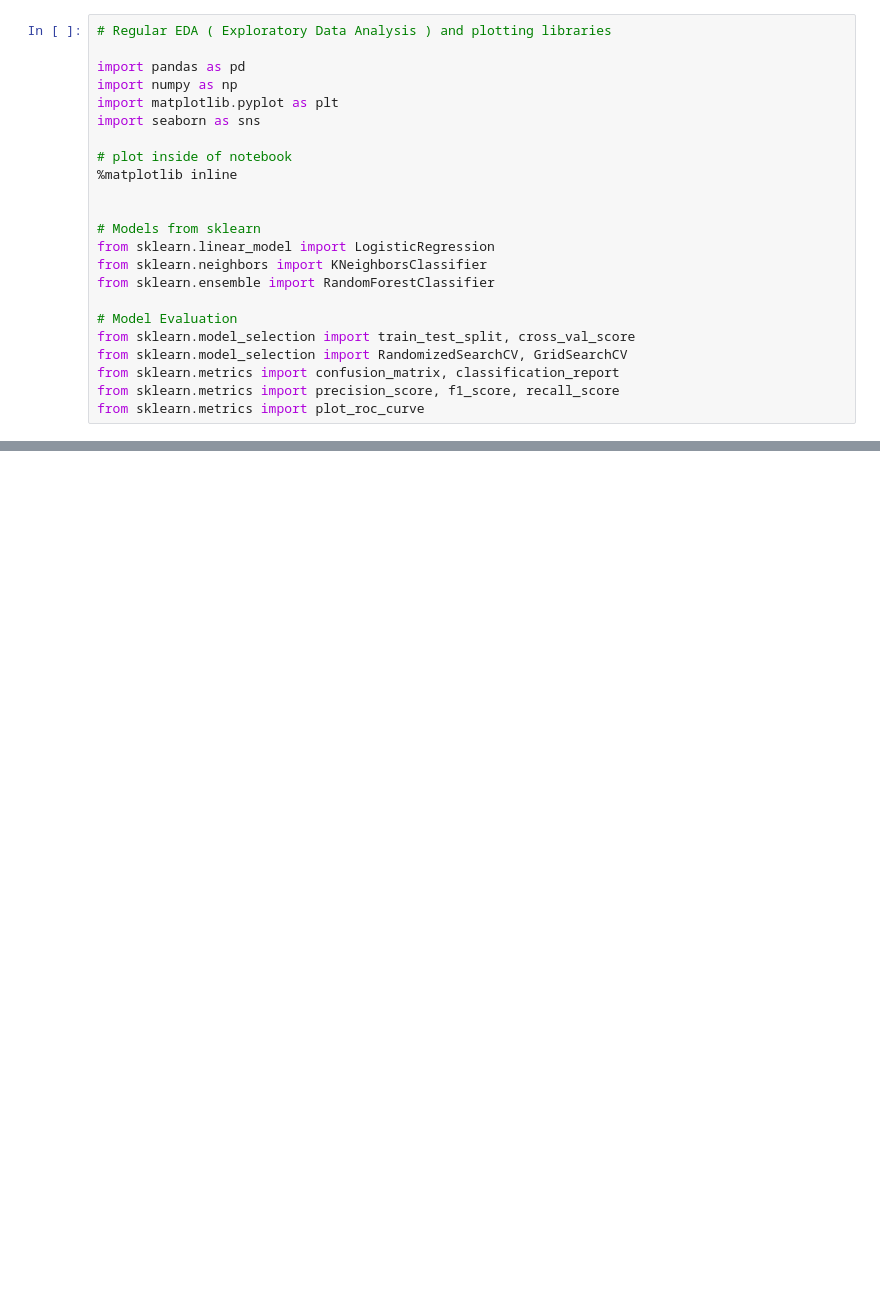
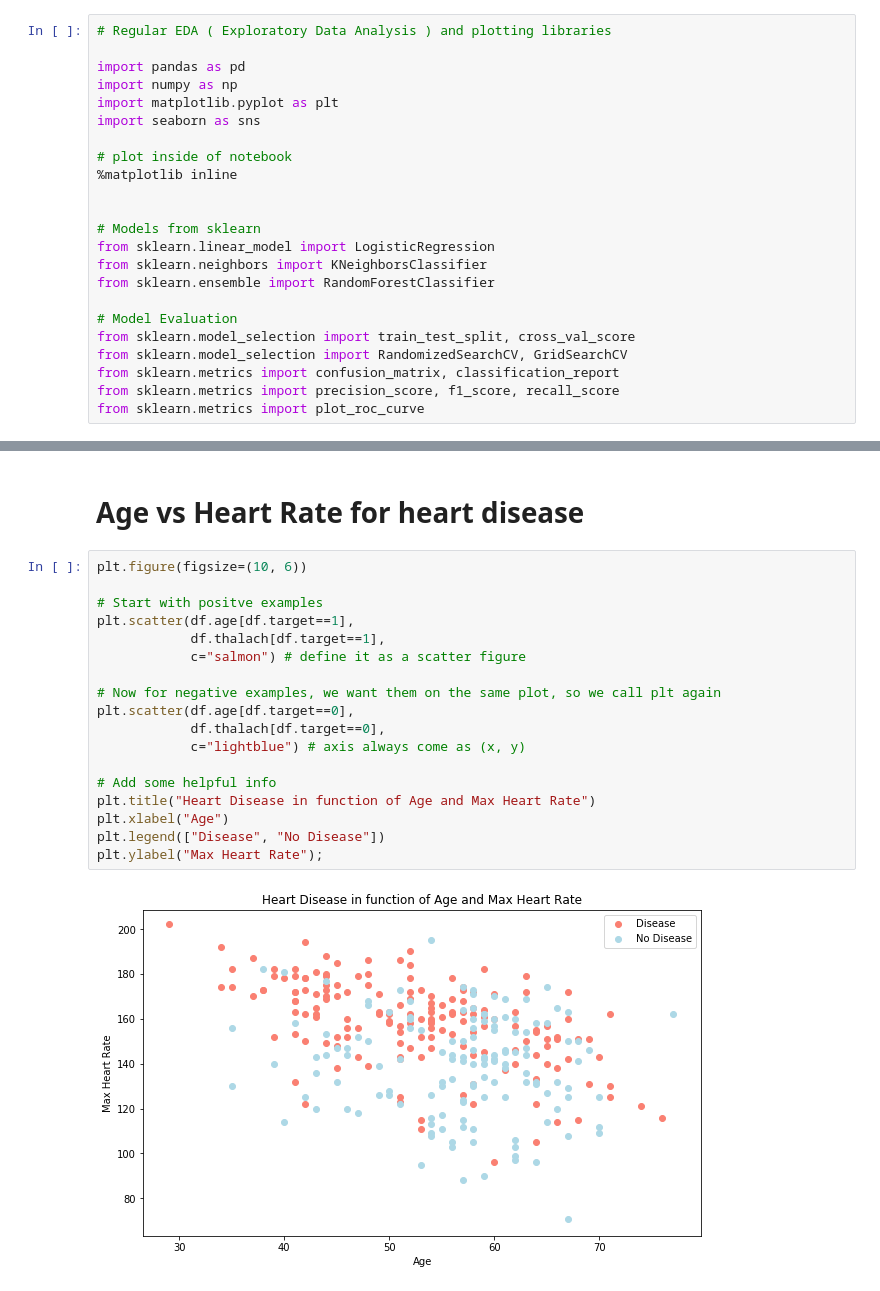
Before and after one commit to pavanskipo/Heart-Disease-Project, a Jupyter notebook: heart-disease-classification.ipynb, the cells around one changed output, grey strips where cells are left out. Drawn from its saved outputs; the diff is of its cells as text; blank space fills up the shorter version.

```diff
--- a/heart-disease-classification.ipynb
+++ b/heart-disease-classification.ipynb
@@ -93,0 +208,22 @@ from sklearn.metrics import plot_roc_curve
+# %% [markdown]
+# Age vs Heart Rate for heart disease
+# %%
+plt.figure(figsize=(10, 6))
+
+# Start with positve examples
+plt.scatter(df.age[df.target==1],
+            df.thalach[df.target==1],
+            c="salmon") # define it as a scatter figure
+
+# Now for negative examples, we want them on the same plot, so we call plt again
+plt.scatter(df.age[df.target==0],
+            df.thalach[df.target==0],
+            c="lightblue") # axis always come as (x, y)
+
+# Add some helpful info
+plt.title("Heart Disease in function of Age and Max Heart Rate")
+plt.xlabel("Age")
+plt.legend(["Disease", "No Disease"])
+plt.ylabel("Max Heart Rate");
+# %% [output]
+[figure, added]
```
Also changed, not shown: parts of 16 cells of this notebook.
